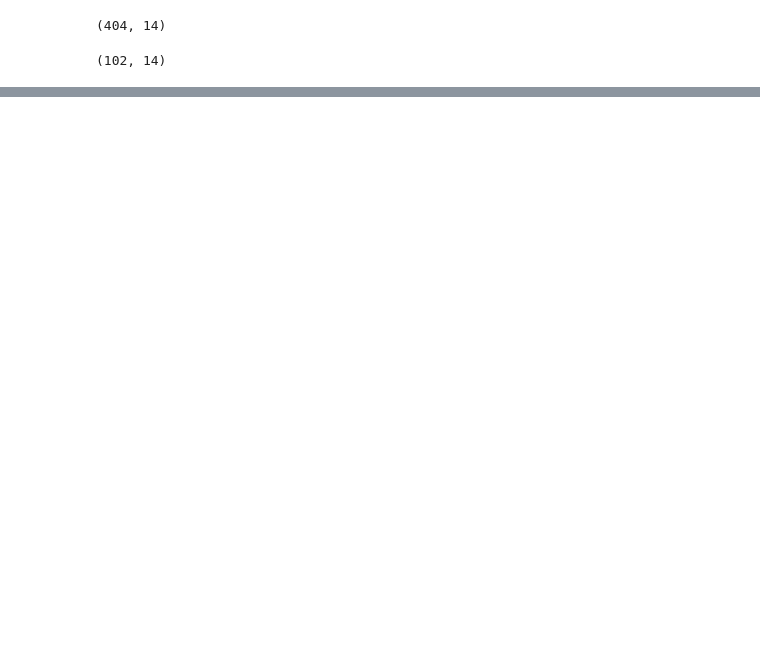
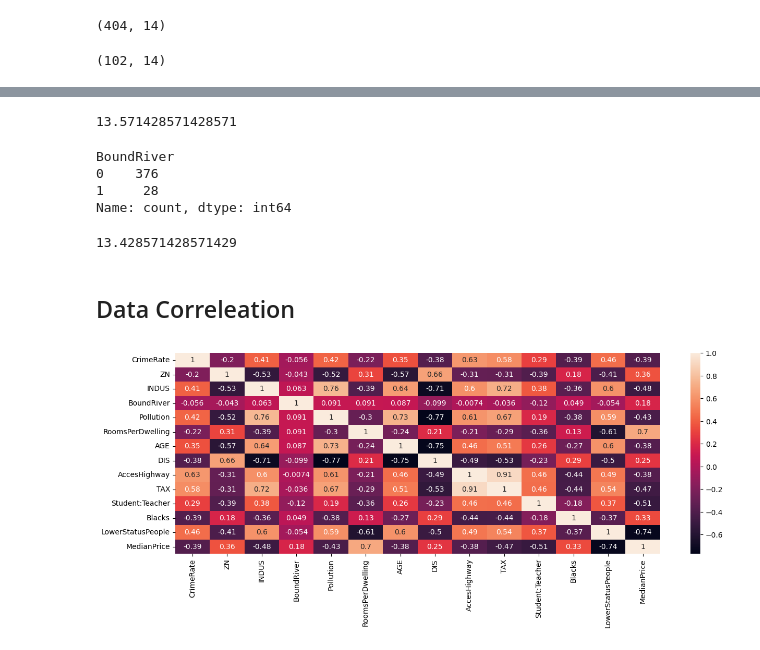
Before and after one commit to BUFONJOKER/real-estate-dataset, a Jupyter notebook: real_estate_dataset.ipynb, the cells around one changed output, grey strips where cells are left out. Saved outputs shown, nothing was run; the diff lists cells and outputs as text; code cells hidden in the pictures; blank space fills up the shorter version.

Commit message:
till correleation

```diff
--- a/real_estate_dataset.ipynb
+++ b/real_estate_dataset.ipynb
@@ -135,0 +227,15 @@ split = StratifiedShuffleSplit(
+# %%
+95/7
+# %% [output]
+13.571428571428571
+# %%
+strat_train_set['BoundRiver'].value_counts()
+# %% [output]
+BoundRiver
+0    376
+1     28
+Name: count, dtype: int64
+# %%
+376/28
+# %% [output]
+13.428571428571429
@@ -135,0 +244,8 @@ split = StratifiedShuffleSplit(
+# %% [markdown]
+## Data Correleation
+# %%
+plt.figure(figsize=(15,5))
+sns.heatmap(df.corr(), annot=True)
+plt.show()
+# %% [output]
+[figure, added]
```
Also changed, not shown: parts of 35 cells of this notebook.
